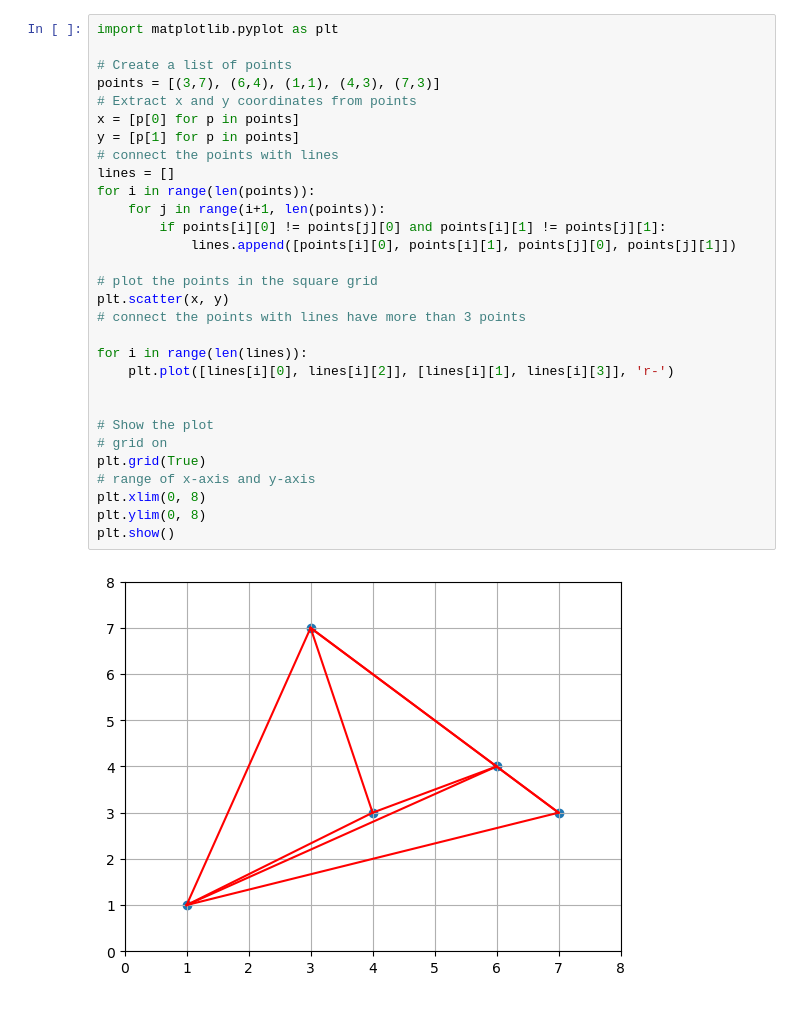
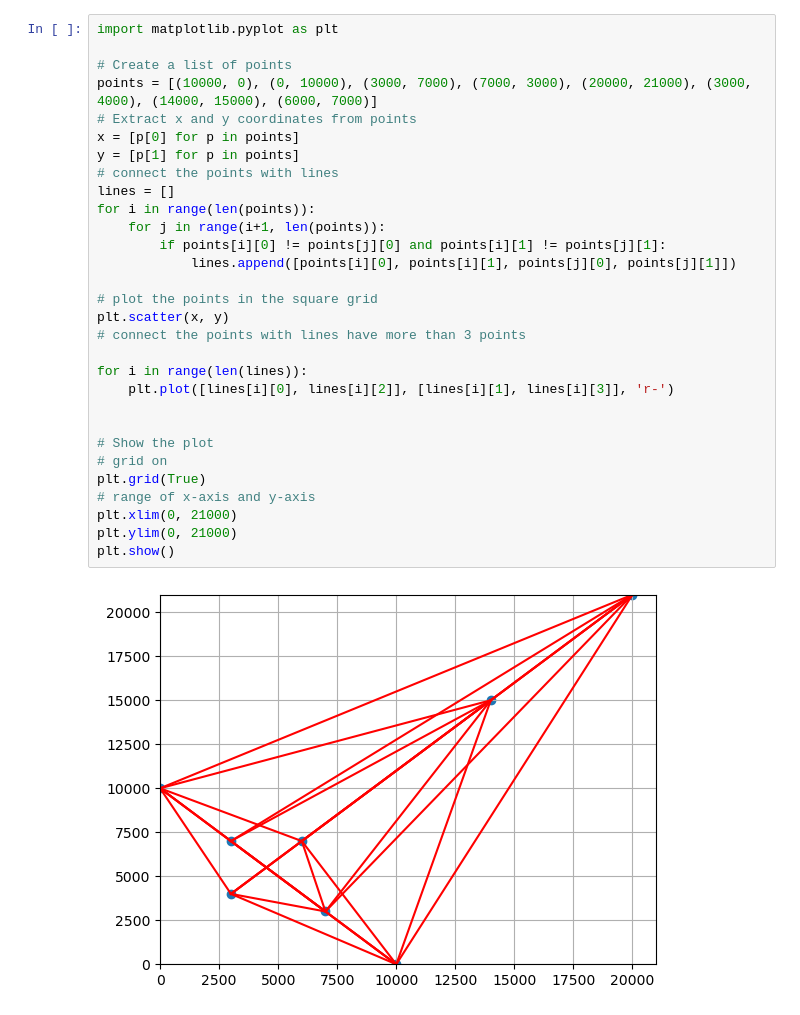
Before and after one commit to Nghiauet/algorithms_I_princeton_university_with_coursera, a Jupyter notebook: Week3/collinear/test_point.ipynb, the cells around one changed output. Cells and saved outputs as stored; diff of their text form.

```diff
--- a/Week3/collinear/test_point.ipynb
+++ b/Week3/collinear/test_point.ipynb
@@ -8,32 +10,32 @@
 # %%
 import matplotlib.pyplot as plt
 
 # Create a list of points
-points = [(3,7), (6,4), (1,1), (4,3), (7,3)]
+points = [(10000, 0), (0, 10000), (3000, 7000), (7000, 3000), (20000, 21000), (3000, 4000), (14000, 15000), (6000, 7000)]
 # Extract x and y coordinates from points
 x = [p[0] for p in points]
 y = [p[1] for p in points]
 # connect the points with lines
 lines = []
 for i in range(len(points)):
     for j in range(i+1, len(points)):
         if points[i][0] != points[j][0] and points[i][1] != points[j][1]:
             lines.append([points[i][0], points[i][1], points[j][0], points[j][1]])
 
 # plot the points in the square grid
 plt.scatter(x, y)
 # connect the points with lines have more than 3 points
 
 for i in range(len(lines)):
     plt.plot([lines[i][0], lines[i][2]], [lines[i][1], lines[i][3]], 'r-')
 
 
 # Show the plot
 # grid on
 plt.grid(True)
 # range of x-axis and y-axis
-plt.xlim(0, 8)
-plt.ylim(0, 8)
+plt.xlim(0, 21000)
+plt.ylim(0, 21000)
 plt.show()
 # %% [output]
-[figure, old version]
+[figure, new version]
```
Also changed, not shown: parts of 2 cells of this notebook, 2 other files.
